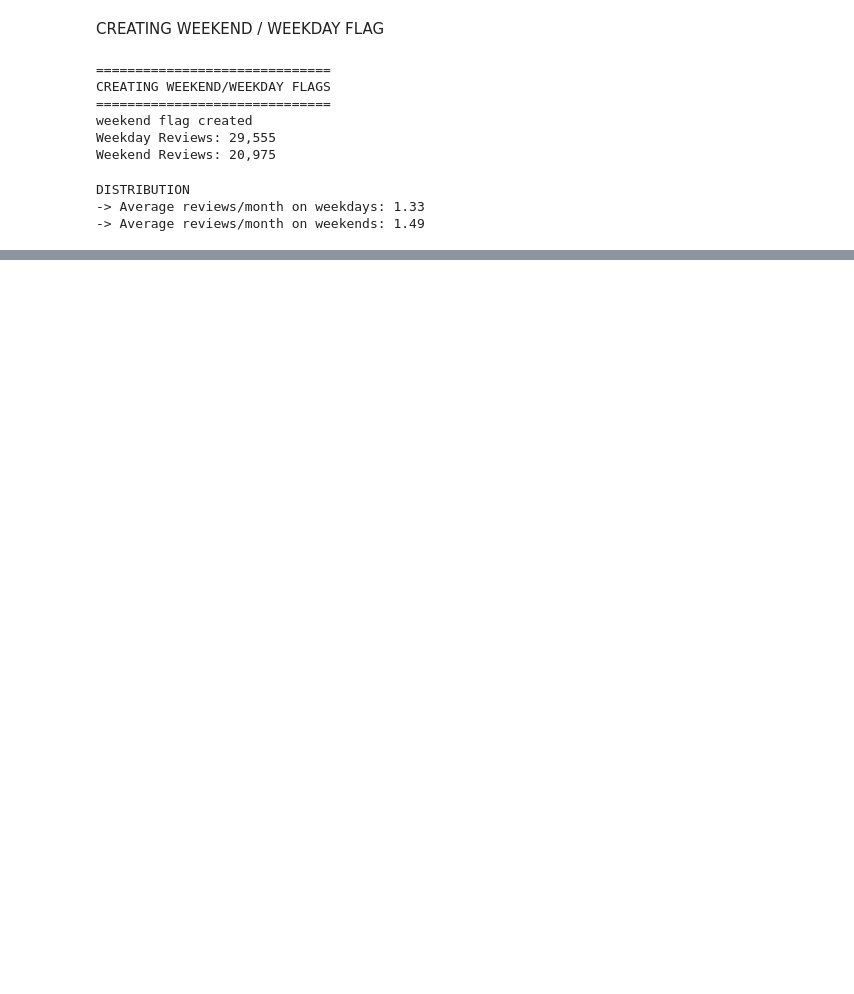
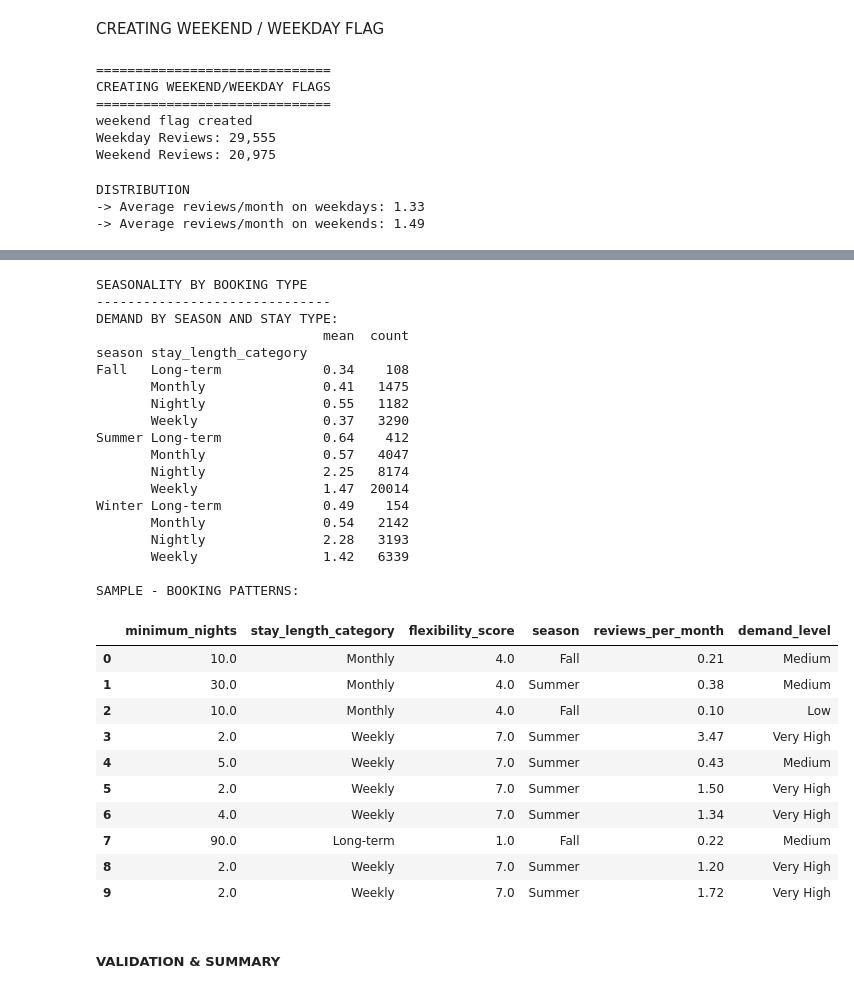
Before and after one commit to nithyashreeprojects/Airbnb, a Jupyter notebook: 02_Feature_Engineering.ipynb, the cells around one changed output, grey strips where cells are left out. Saved outputs shown, nothing was run; the diff lists cells and outputs as text; code cells hidden in the pictures; blank space fills up the shorter version.

```diff
--- a/02_Feature_Engineering.ipynb
+++ b/02_Feature_Engineering.ipynb
@@ -299,0 +635,17 @@ BOOKING PATTERNS
+# %%
+print("CREATING STAY LENGTH CATEGORIES")
+print("-"*30)
+
+def categorize_stay(nights):
+    if nights <= 1:
+        return 'Nightly'
+    elif nights <= 7:
+        return 'Weekly'
+    elif nights <=30:
+        return 'Monthly'
+    else:
+        return 'Long-term'
+
+df['stay_length_category'] = df['minimum_nights'].apply(categorize_stay)
+print("Stay length categories created: ")
+print(df['stay_length_category'].value_counts())
@@ -299,0 +686,17 @@ BOOKING PATTERNS
+# %%
+print("BOOKING FLEXIBILITY ANALYSIS")
+print("-" * 30)
+
+# create flexibility score: shorter minimum nights = more flexible=10, longer=1
+df['flexibility_score'] = pd.cut(
+    df['minimum_nights'],
+    bins=[-1, 1, 7, 30, 365],
+    labels=[10, 7, 4, 1],
+    include_lowest=True
+).astype(float)
+
+print("\nFLEXIBILITY SCORE CREATED (1-10 SCALE): ")
+print(f" -> 10 = Very Flexible (nightly)")
+print(f" -> 7 = Flexible (weekly)")
+print(f" -> 4 = Moderate (monthly)")
+print(f" -> 1 = Rigid (30+ days)")
@@ -299,0 +744,44 @@ BOOKING PATTERNS
+# %%
+print("SEASONALITY BY BOOKING TYPE")
+print("-"*30)
+
+seasonality_by_type = df.groupby(['season','stay_length_category'])['reviews_per_month'].agg(['mean','count']).round(2)
+print("DEMAND BY SEASON AND STAY TYPE: ")
+print(seasonality_by_type)
+
+print("\nSAMPLE - BOOKING PATTERNS: ")
+df[['minimum_nights', 'stay_length_category', 'flexibility_score',
+         'season', 'reviews_per_month', 'demand_level']].head(10)
+# %% [output]
+SEASONALITY BY BOOKING TYPE
+------------------------------
+DEMAND BY SEASON AND STAY TYPE:
+                             mean  count
+season stay_length_category
+Fall   Long-term             0.34    108
+       Monthly               0.41   1475
+       Nightly               0.55   1182
+       Weekly                0.37   3290
+Summer Long-term             0.64    412
+       Monthly               0.57   4047
+       Nightly               2.25   8174
+       Weekly                1.47  20014
+Winter Long-term             0.49    154
+       Monthly               0.54   2142
+       Nightly               2.28   3193
+       Weekly                1.42   6339
+
+SAMPLE - BOOKING PATTERNS:
+|  | minimum_nights | stay_length_category | flexibility_score | season | reviews_per_month | demand_level |
+| 0 | 10.0 | Monthly | 4.0 | Fall | 0.21 | Medium |
+| 1 | 30.0 | Monthly | 4.0 | Summer | 0.38 | Medium |
+| 2 | 10.0 | Monthly | 4.0 | Fall | 0.10 | Low |
+| 3 | 2.0 | Weekly | 7.0 | Summer | 3.47 | Very High |
+| 4 | 5.0 | Weekly | 7.0 | Summer | 0.43 | Medium |
+| 5 | 2.0 | Weekly | 7.0 | Summer | 1.50 | Very High |
+| 6 | 4.0 | Weekly | 7.0 | Summer | 1.34 | Very High |
+| 7 | 90.0 | Long-term | 1.0 | Fall | 0.22 | Medium |
+| 8 | 2.0 | Weekly | 7.0 | Summer | 1.20 | Very High |
+| 9 | 2.0 | Weekly | 7.0 | Summer | 1.72 | Very High |
+# %% [markdown]
+##### **VALIDATION & SUMMARY**
```
Also changed, not shown: parts of 41 cells of this notebook.
